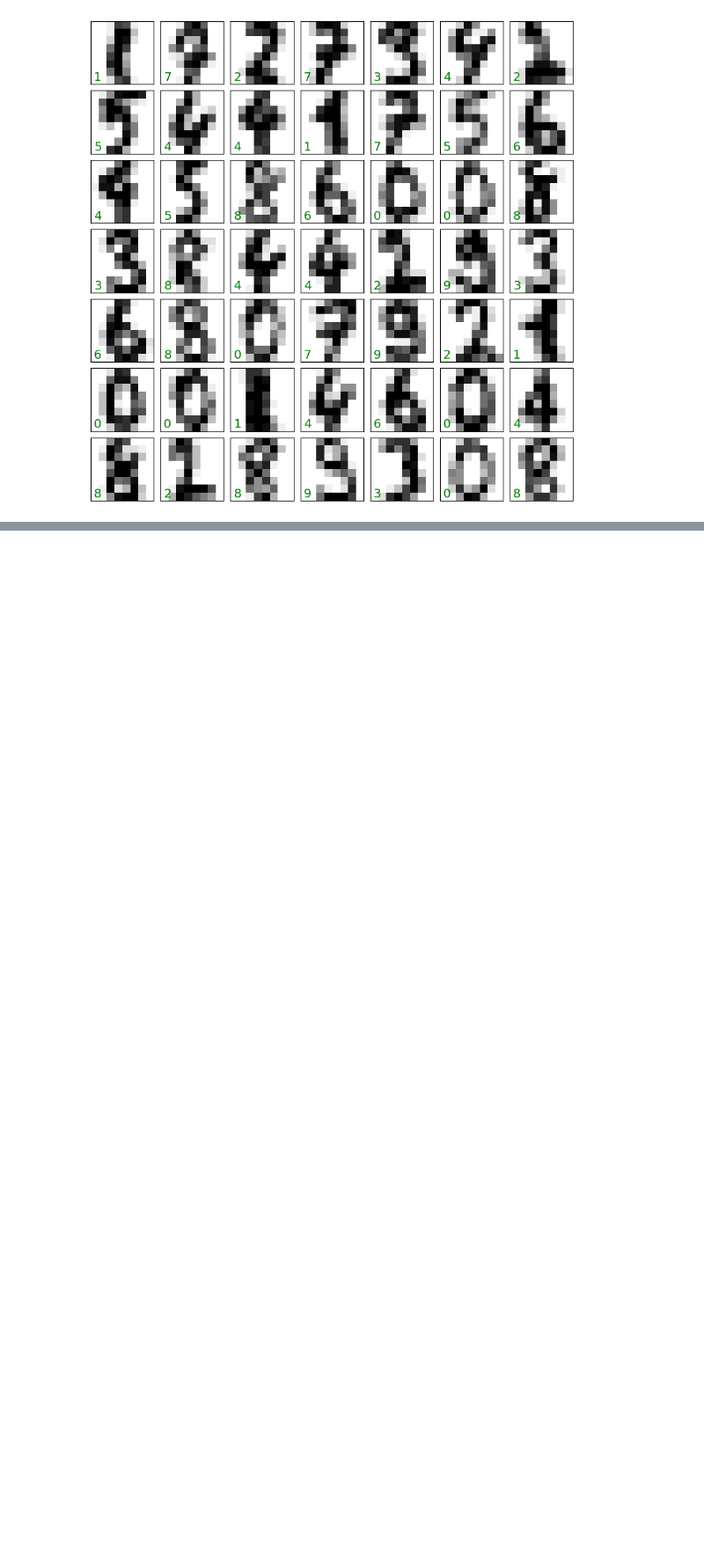
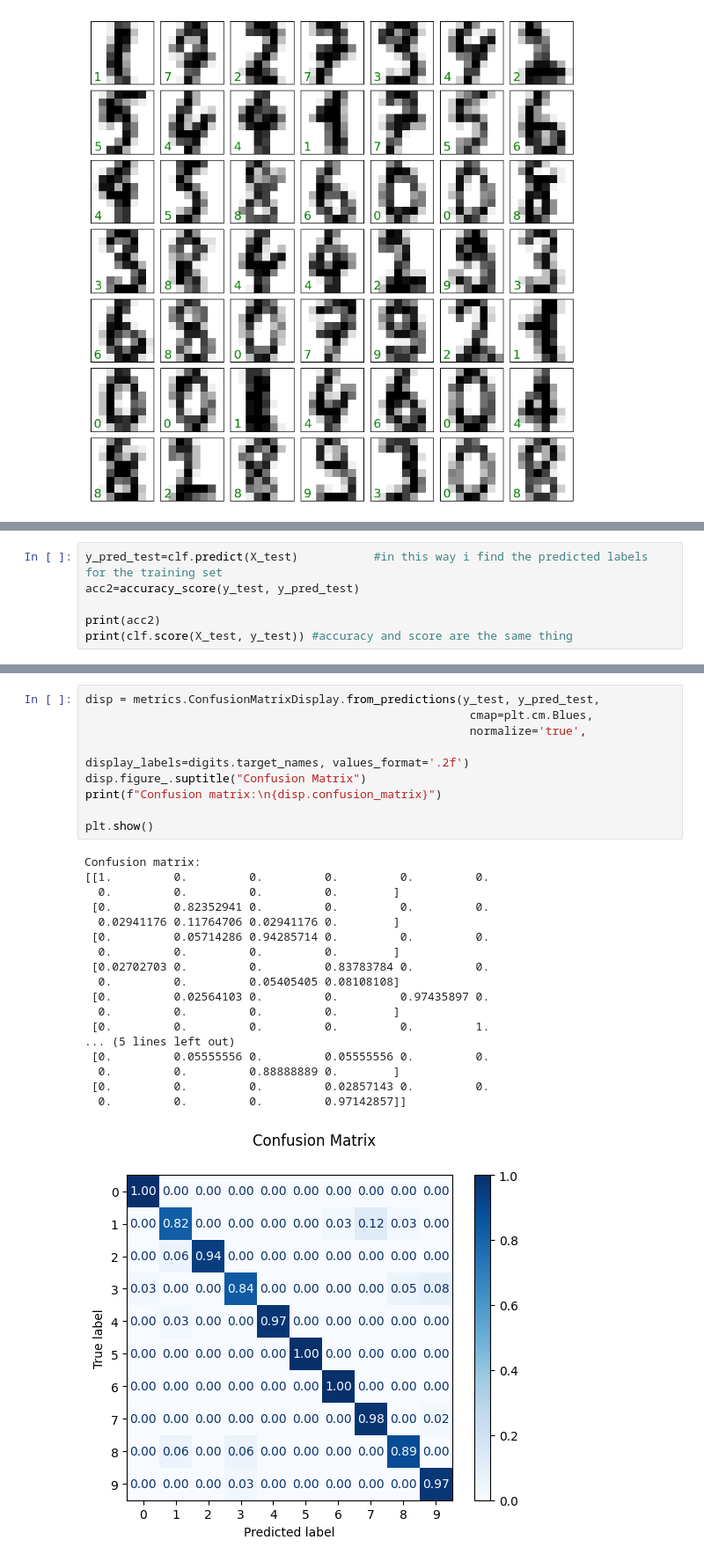
Before and after one commit to Sofiadossena/astrostatistics_bicocca_2025, a Jupyter notebook: working/Digit.ipynb, the cells around one changed output, grey strips where cells are left out. Shown at 88% size. Cells and saved outputs as stored; diff of their text form; blank space fills up the shorter version.

```diff
--- a/working/Digit.ipynb
+++ b/working/Digit.ipynb
@@ -73,0 +95,6 @@ X_train, X_test = train_test_split(data_red, test_size=0.2, random_state=16) #te
+# %%
+y_pred_test=clf.predict(X_test)           #in this way i find the predicted labels for the training set
+acc2=accuracy_score(y_test, y_pred_test)
+
+print(acc2)
+print(clf.score(X_test, y_test)) #accuracy and score are the same thing
@@ -73,0 +132,28 @@ X_train, X_test = train_test_split(data_red, test_size=0.2, random_state=16) #te
+# %%
+disp = metrics.ConfusionMatrixDisplay.from_predictions(y_test, y_pred_test,
+                                                        cmap=plt.cm.Blues,
+                                                        normalize='true',
+                                                        display_labels=digits.target_names, values_format='.2f')
+disp.figure_.suptitle("Confusion Matrix")
+print(f"Confusion matrix:\n{disp.confusion_matrix}")
+
+plt.show()
+# %% [output]
+Confusion matrix:
+[[1.         0.         0.         0.         0.         0.
+  0.         0.         0.         0.        ]
+ [0.         0.82352941 0.         0.         0.         0.
+  0.02941176 0.11764706 0.02941176 0.        ]
+ [0.         0.05714286 0.94285714 0.         0.         0.
+  0.         0.         0.         0.        ]
+ [0.02702703 0.         0.         0.83783784 0.         0.
+  0.         0.         0.05405405 0.08108108]
+ [0.         0.02564103 0.         0.         0.97435897 0.
+  0.         0.         0.         0.        ]
+ [0.         0.         0.         0.         0.         1.
+... (5 lines left out)
+ [0.         0.05555556 0.         0.05555556 0.         0.
+  0.         0.         0.88888889 0.        ]
+ [0.         0.         0.         0.02857143 0.         0.
+  0.         0.         0.         0.97142857]]
+[figure, added]
```
Also changed, not shown: parts of 10 cells of this notebook.
